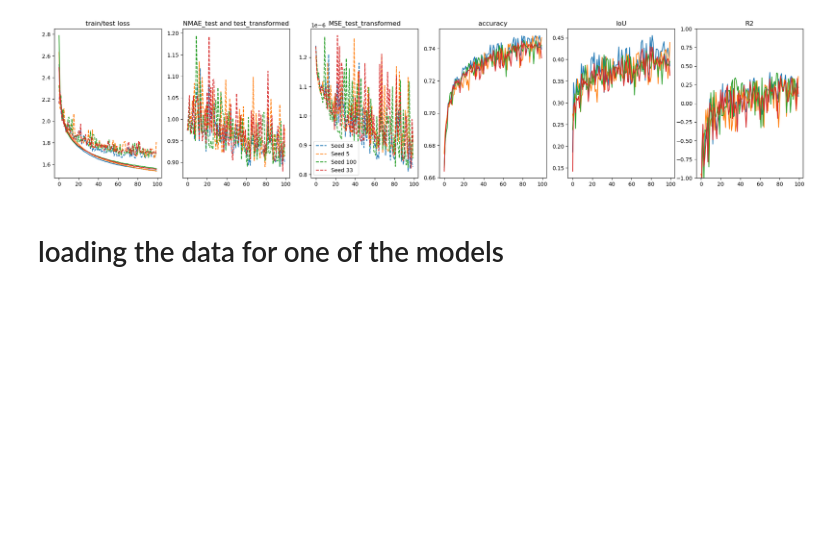
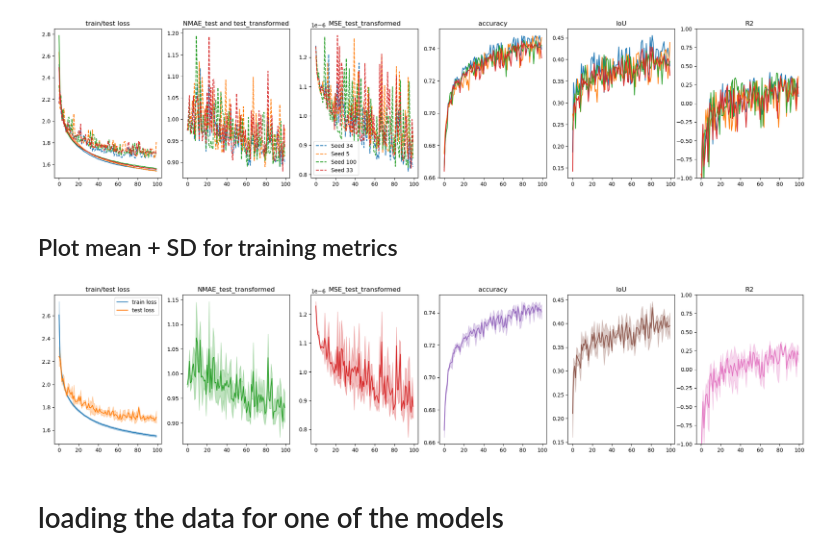
Before and after one commit to GATES-Lab/GATES_LPDM_emulator, a Jupyter notebook: notebooks/uncertainty_fluxes.ipynb, the cells around one changed output. Drawn from its saved outputs; the diff is of its cells as text; code cells hidden in the pictures; blank space fills up the shorter version.

Commit message:
Integrate uncertainty_calculate into uncertainty_fluxes.ipynb

```diff
--- a/notebooks/uncertainty_fluxes.ipynb
+++ b/notebooks/uncertainty_fluxes.ipynb
@@ -106,6 +199,36 @@ ax[2].legend()
 # %% [output]
 <matplotlib.legend.Legend at 0x...>
 [figure]
+# %% [markdown]
+## Plot mean + SD for training metrics
+# %%
+colours = plt.cm.tab10.colors
+
+# Create a new figure for uncertainty plots
+fig2, ax2 = plt.subplots(1,6, figsize=(25,5))
+
+plot_mean_with_uncertainty(ax2[0], models_to_plot, "train", label="train loss", color=colours[0])
+plot_mean_with_uncertainty(ax2[0], models_to_plot, "test", label="test loss", color=colours[1])
+ax2[0].set_title("train/test loss")
+ax2[0].legend()
+
+plot_mean_with_uncertainty(ax2[1], models_to_plot, "NMAE_test_transformed", label="NMAE", color=colours[2])
+ax2[1].set_title("NMAE_test_transformed")
+
+plot_mean_with_uncertainty(ax2[2], models_to_plot, "MSE_test_transformed", label="MSE", color=colours[3])
+ax2[2].set_title("MSE_test_transformed")
+
+plot_mean_with_uncertainty(ax2[3], models_to_plot, "accuracy", label="accuracy", color=colours[4])
+ax2[3].set_title("accuracy")
+
+plot_mean_with_uncertainty(ax2[4], models_to_plot, "IoU", label="IoU", color=colours[5])
+ax2[4].set_title("IoU")
+
+plot_mean_with_uncertainty(ax2[5], models_to_plot, "flux_uniform", label="R2", color=colours[6])
+ax2[5].set_title("R2")
+ax2[5].set_ybound(-1, 1)
+# %% [output]
+[figure, added]
 # %% [markdown]
 # loading the data for one of the models
 # %%
```
Also changed, not shown: parts of 53 cells of this notebook, 5 other files.
